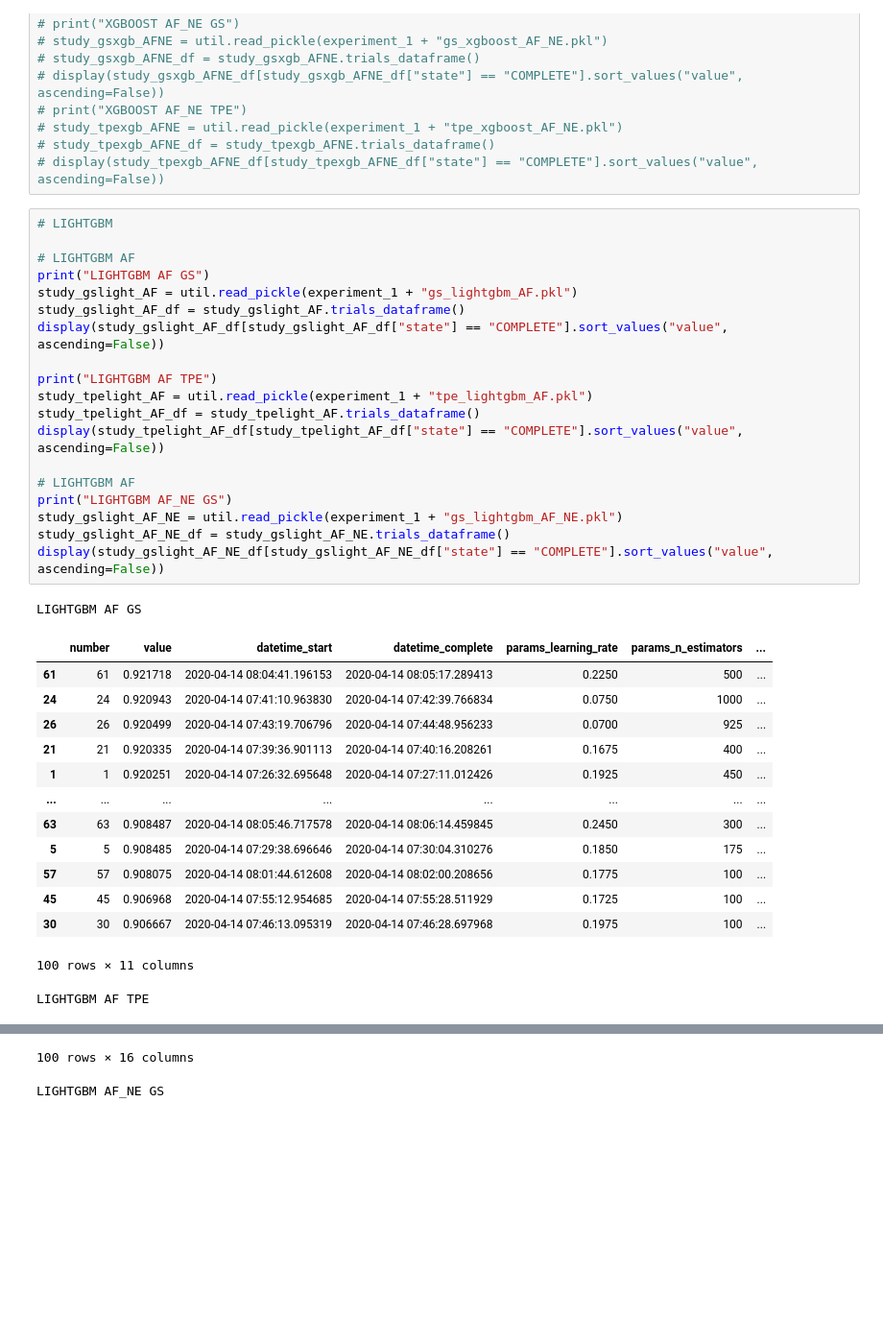
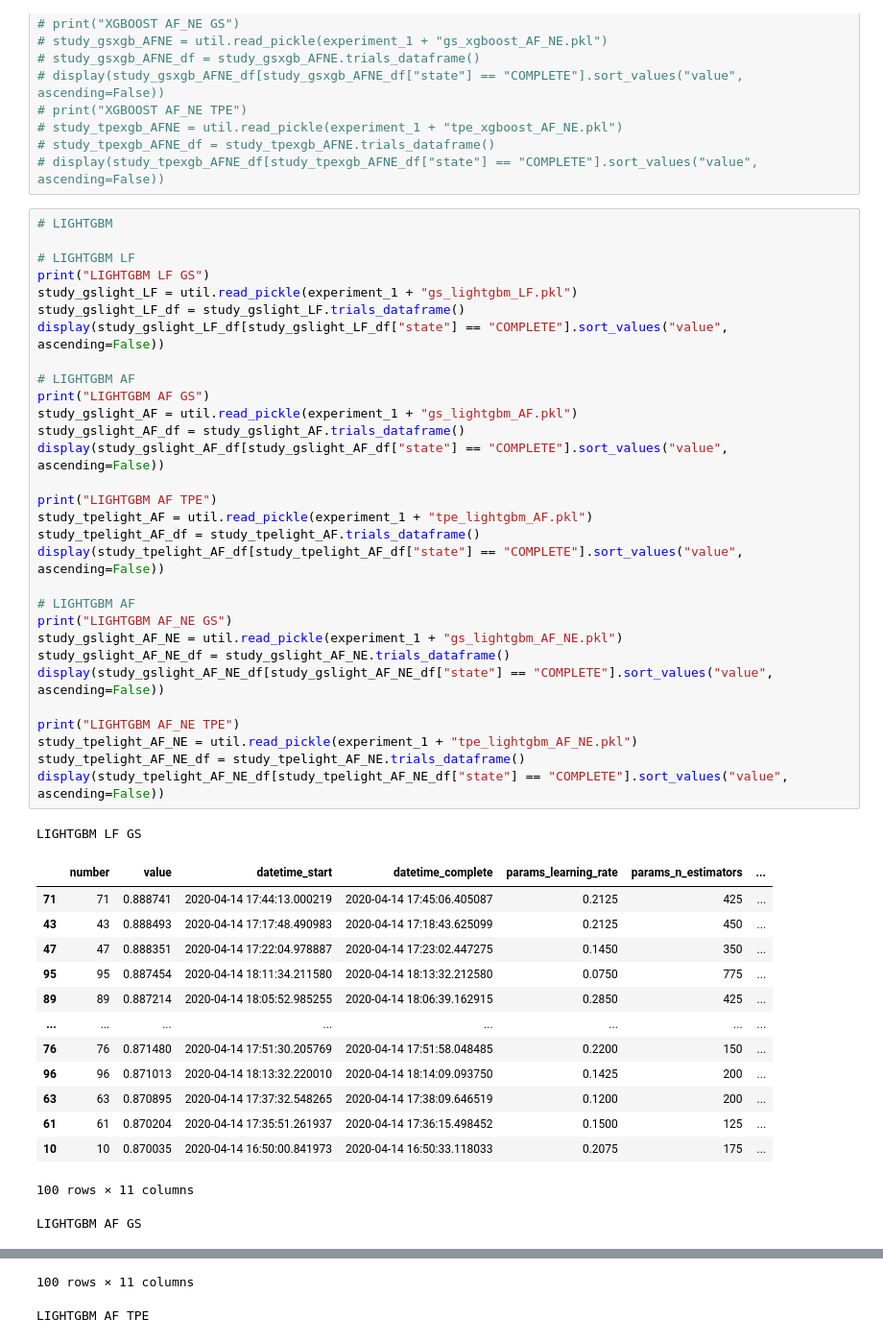
Before and after one commit to achmand/aml-crypto-graph, a Jupyter notebook: src/experiment_tuning_results_1.ipynb, the cells around one changed output, grey strips where cells are left out. Shown at 96% size. Drawn from its saved outputs; the diff is of its cells as text; blank space fills up the shorter version.

```diff
--- a/src/experiment_tuning_results_1.ipynb
+++ b/src/experiment_tuning_results_1.ipynb
@@ -46,36 +46,47 @@ tpe_search = "{}tpe/".format(experiment_1)
 # display(study_tpexgb_AFNE_df[study_tpexgb_AFNE_df["state"] == "COMPLETE"].sort_values("value", ascending=False))
 # %%
 # LIGHTGBM
+
+# LIGHTGBM LF
+print("LIGHTGBM LF GS")
+study_gslight_LF = util.read_pickle(experiment_1 + "gs_lightgbm_LF.pkl")
+study_gslight_LF_df = study_gslight_LF.trials_dataframe()
+display(study_gslight_LF_df[study_gslight_LF_df["state"] == "COMPLETE"].sort_values("value", ascending=False))
 
 # LIGHTGBM AF
 print("LIGHTGBM AF GS")
 study_gslight_AF = util.read_pickle(experiment_1 + "gs_lightgbm_AF.pkl")
 study_gslight_AF_df = study_gslight_AF.trials_dataframe()
 display(study_gslight_AF_df[study_gslight_AF_df["state"] == "COMPLETE"].sort_values("value", ascending=False))
 
 print("LIGHTGBM AF TPE")
 study_tpelight_AF = util.read_pickle(experiment_1 + "tpe_lightgbm_AF.pkl")
 study_tpelight_AF_df = study_tpelight_AF.trials_dataframe()
 display(study_tpelight_AF_df[study_tpelight_AF_df["state"] == "COMPLETE"].sort_values("value", ascending=False))
 
 # LIGHTGBM AF
 print("LIGHTGBM AF_NE GS")
 study_gslight_AF_NE = util.read_pickle(experiment_1 + "gs_lightgbm_AF_NE.pkl")
 study_gslight_AF_NE_df = study_gslight_AF_NE.trials_dataframe()
 display(study_gslight_AF_NE_df[study_gslight_AF_NE_df["state"] == "COMPLETE"].sort_values("value", ascending=False))
+
+print("LIGHTGBM AF_NE TPE")
+study_tpelight_AF_NE = util.read_pickle(experiment_1 + "tpe_lightgbm_AF_NE.pkl")
+study_tpelight_AF_NE_df = study_tpelight_AF_NE.trials_dataframe()
+display(study_tpelight_AF_NE_df[study_tpelight_AF_NE_df["state"] == "COMPLETE"].sort_values("value", ascending=False))
 # %% [output]
-LIGHTGBM AF GS
+LIGHTGBM LF GS
 |  | number | value | datetime_start | datetime_complete | params_learning_rate | params_n_estimators | ... |
-| 61 | 61 | 0.921718 | 2020-04-14 08:04:41.196153 | 2020-04-14 08:05:17.289413 | 0.2250 | 500 | ... |
-| 24 | 24 | 0.920943 | 2020-04-14 07:41:10.963830 | 2020-04-14 07:42:39.766834 | 0.0750 | 1000 | ... |
-| 26 | 26 | 0.920499 | 2020-04-14 07:43:19.706796 | 2020-04-14 07:44:48.956233 | 0.0700 | 925 | ... |
-| 21 | 21 | 0.920335 | 2020-04-14 07:39:36.901113 | 2020-04-14 07:40:16.208261 | 0.1675 | 400 | ... |
-| 1 | 1 | 0.920251 | 2020-04-14 07:26:32.695648 | 2020-04-14 07:27:11.012426 | 0.1925 | 450 | ... |
+| 71 | 71 | 0.888741 | 2020-04-14 17:44:13.000219 | 2020-04-14 17:45:06.405087 | 0.2125 | 425 | ... |
+| 43 | 43 | 0.888493 | 2020-04-14 17:17:48.490983 | 2020-04-14 17:18:43.625099 | 0.2125 | 450 | ... |
+| 47 | 47 | 0.888351 | 2020-04-14 17:22:04.978887 | 2020-04-14 17:23:02.447275 | 0.1450 | 350 | ... |
+| 95 | 95 | 0.887454 | 2020-04-14 18:11:34.211580 | 2020-04-14 18:13:32.212580 | 0.0750 | 775 | ... |
+| 89 | 89 | 0.887214 | 2020-04-14 18:05:52.985255 | 2020-04-14 18:06:39.162915 | 0.2850 | 425 | ... |
 | ... | ... | ... | ... | ... | ... | ... | ... |
-| 63 | 63 | 0.908487 | 2020-04-14 08:05:46.717578 | 2020-04-14 08:06:14.459845 | 0.2450 | 300 | ... |
-| 5 | 5 | 0.908485 | 2020-04-14 07:29:38.696646 | 2020-04-14 07:30:04.310276 | 0.1850 | 175 | ... |
-| 57 | 57 | 0.908075 | 2020-04-14 08:01:44.612608 | 2020-04-14 08:02:00.208656 | 0.1775 | 100 | ... |
-| 45 | 45 | 0.906968 | 2020-04-14 07:55:12.954685 | 2020-04-14 07:55:28.511929 | 0.1725 | 100 | ... |
-| 30 | 30 | 0.906667 | 2020-04-14 07:46:13.095319 | 2020-04-14 07:46:28.697968 | 0.1975 | 100 | ... |
+| 76 | 76 | 0.871480 | 2020-04-14 17:51:30.205769 | 2020-04-14 17:51:58.048485 | 0.2200 | 150 | ... |
+| 96 | 96 | 0.871013 | 2020-04-14 18:13:32.220010 | 2020-04-14 18:14:09.093750 | 0.1425 | 200 | ... |
+| 63 | 63 | 0.870895 | 2020-04-14 17:37:32.548265 | 2020-04-14 17:38:09.646519 | 0.1200 | 200 | ... |
+| 61 | 61 | 0.870204 | 2020-04-14 17:35:51.261937 | 2020-04-14 17:36:15.498452 | 0.1500 | 125 | ... |
+| 10 | 10 | 0.870035 | 2020-04-14 16:50:00.841973 | 2020-04-14 16:50:33.118033 | 0.2075 | 175 | ... |
 100 rows × 11 columns
-LIGHTGBM AF TPE
+LIGHTGBM AF GS
@@ -94,2 +105,2 @@ LIGHTGBM AF TPE
-100 rows × 16 columns
+100 rows × 11 columns
-LIGHTGBM AF_NE GS
+LIGHTGBM AF TPE
```
Also changed, not shown: parts of 1 cell of this notebook, 6 other files.
